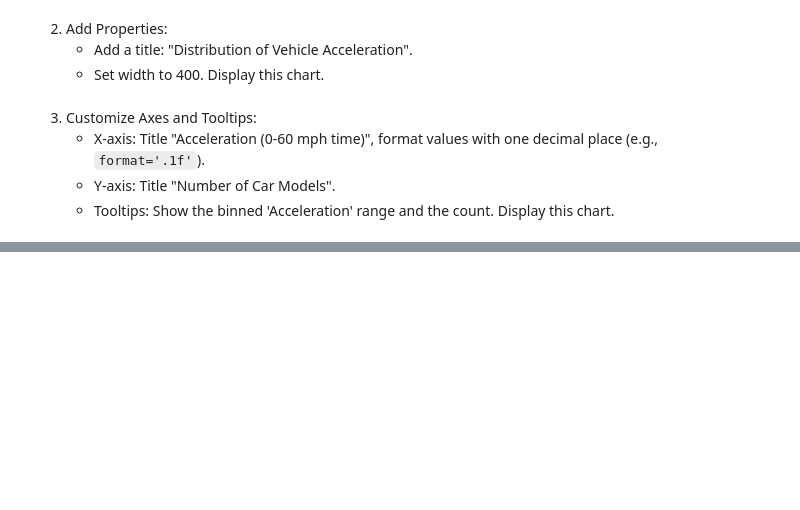
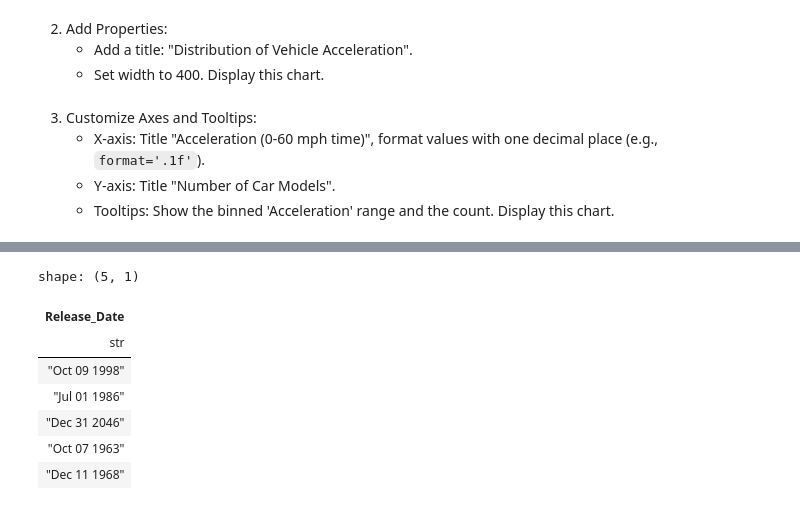
Before and after one commit to dataprogpy/code-samples, a Jupyter notebook: starter_files/04_introduction_to_altair.ipynb, the cells around one changed output, grey strips where cells are left out. Cells and saved outputs as stored; diff of their text form; code cells hidden in the pictures; blank space fills up the shorter version.

```diff
--- a/starter_files/04_introduction_to_altair.ipynb
+++ b/starter_files/04_introduction_to_altair.ipynb
@@ -740,0 +774,17 @@ accel_hist_final.save('acceleration_histogram.html')
+# %%
+object_cols = movies_pd.select_dtypes(include='object').columns
+for col in object_cols:
+    movies_pd[col] = movies_pd[col].astype(str)
+movies_pl = pl.from_pandas(movies_pd).drop_nulls(
+    subset=['IMDB_Rating', 'Rotten_Tomatoes_Rating', 'Major_Genre', 'Release_Date']
+)
+movies_pl.select(pl.col('Release_Date')).head()
+# %% [output]
+shape: (5, 1)
+| Release_Date |
+| str |
+| "Oct 09 1998" |
+| "Jul 01 1986" |
+| "Dec 31 2046" |
+| "Oct 07 1963" |
+| "Dec 11 1968" |
```
Also changed, not shown: parts of 30 cells of this notebook.
